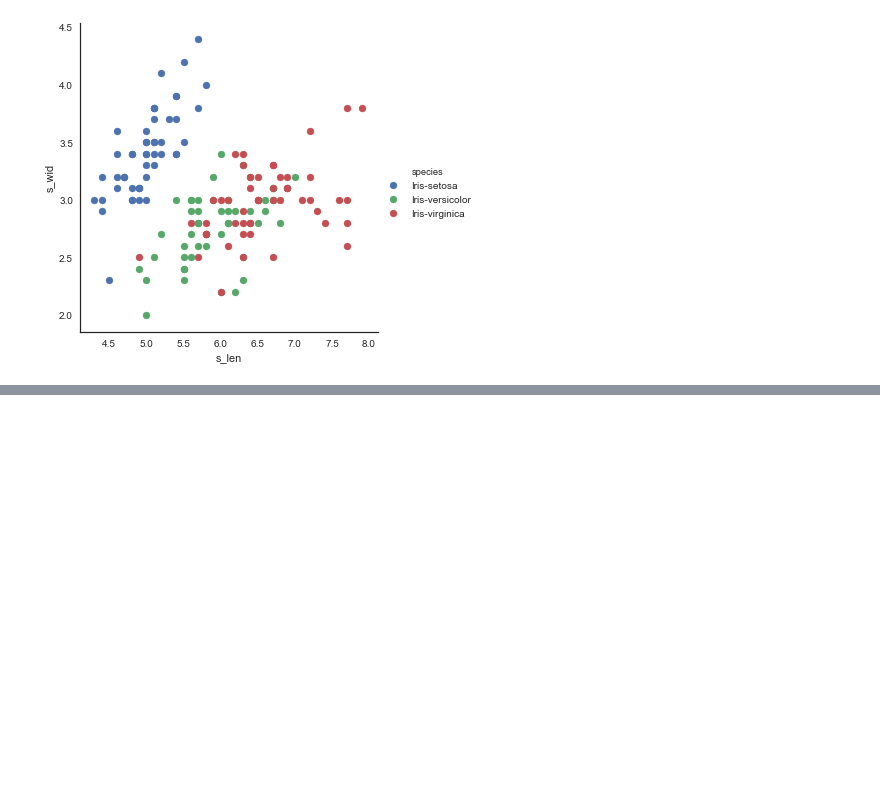
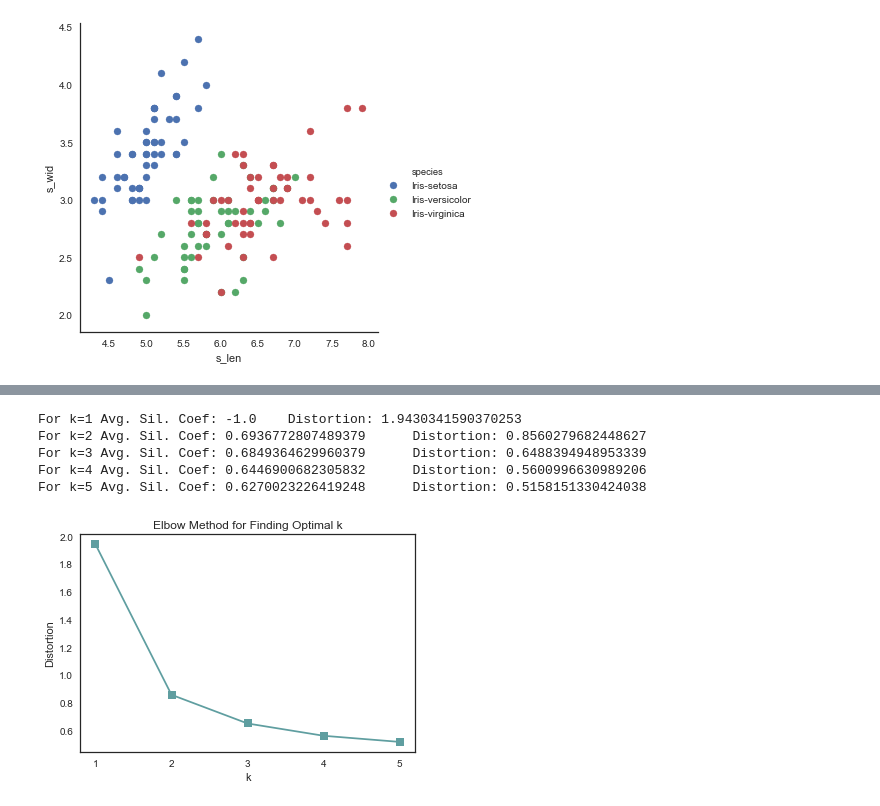
Before and after one commit to stevedem/kmeans-from-scratch, a Jupyter notebook: kmeans-from-scratch.ipynb, the cells around one changed output, grey strips where cells are left out. Saved outputs shown, nothing was run; the diff lists cells and outputs as text; code cells hidden in the pictures; blank space fills up the shorter version.

```diff
--- a/kmeans-from-scratch.ipynb
+++ b/kmeans-from-scratch.ipynb
@@ -229,9 +227,0 @@ How do we know that setting $ k = 2 $ is better than $ k = 5 $? How can we back
-# %%
-sil_coefs = list()
-
-for cluster_number in [2, 3, 4, 5, 6]:
-    kmeans = KMeans(n_clusters=cluster_number)
-    kmeans.train(df=df, verbose=False)
-    perf = silhouette_coefficient(df=df, clusters=kmeans.clusters, n_clusters=cluster_number)
-    print("\nAvg. silhouette coefficient for k={}: {}".format(cluster_number, perf))
-    sil_coefs.append(perf)
@@ -247,0 +241,42 @@ Avg. silhouette coefficient for k=6: 0.3215734972322463
+# %%
+# Set up parameters
+sil_coefs = list()
+distortions = list()
+K = [1, 2, 3, 4, 5]
+
+# Test out multiple values for k
+for k in K:
+    kmeans = KMeans(n_clusters=k)
+    kmeans.train(df=df, verbose=False)
+
+    # Extract the results
+    df['cluster'] = kmeans.clusters
+
+    # Calculate silhouette coefficient
+    s_c = silhouette_coefficient(df=df, clusters=kmeans.clusters, n_clusters=k)
+
+    # Calculate distortion
+    centroid_vals = kmeans.centroids[kmeans.centroids.columns[:-1]]
+    d = df[df.columns[:-2]]
+    distortion = sum(np.min(cdist(d, centroid_vals, 'euclidean'), axis=1)) / d.shape[0]
+
+    print("For k={}\tAvg. Sil. Coef: {}\tDistortion: {}".format(k, s_c, distortion))
+
+    # Keep track of cluster size metrics
+    distortions.append(distortion)
+    sil_coefs.append(s_c)
+
+# Elbow plot
+plt.plot(K, distortions, 's-', markersize=8, color='cadetblue', mec='gray')
+plt.xlabel('k')
+plt.xticks(K)
+plt.ylabel('Distortion')
+plt.title('Elbow Method for Finding Optimal k')
+plt.show()
+# %% [output]
+For k=1 Avg. Sil. Coef: -1.0    Distortion: 1.9430341590370253
+For k=2 Avg. Sil. Coef: 0.6936772807489379      Distortion: 0.8560279682448627
+For k=3 Avg. Sil. Coef: 0.6849364629960379      Distortion: 0.6488394948953339
+For k=4 Avg. Sil. Coef: 0.6446900682305832      Distortion: 0.5600996630989206
+For k=5 Avg. Sil. Coef: 0.6270023226419248      Distortion: 0.5158151330424038
+[figure, added]
```
Also changed, not shown: parts of 12 cells of this notebook, 1 other file.
